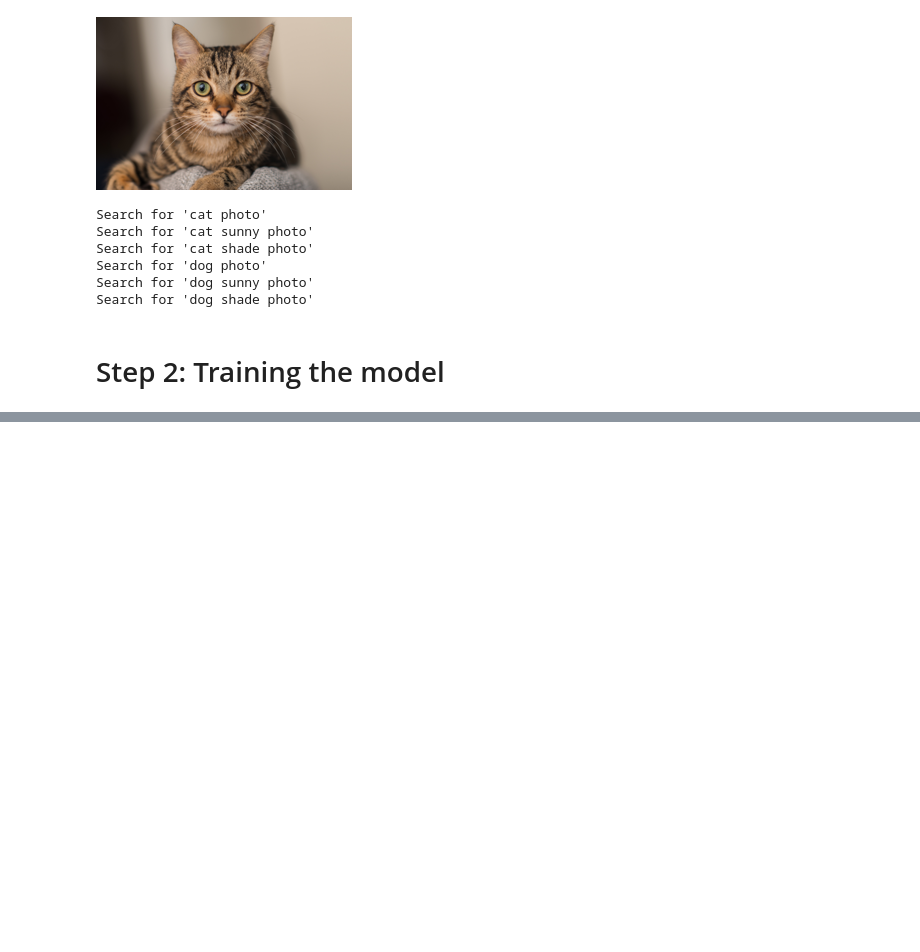
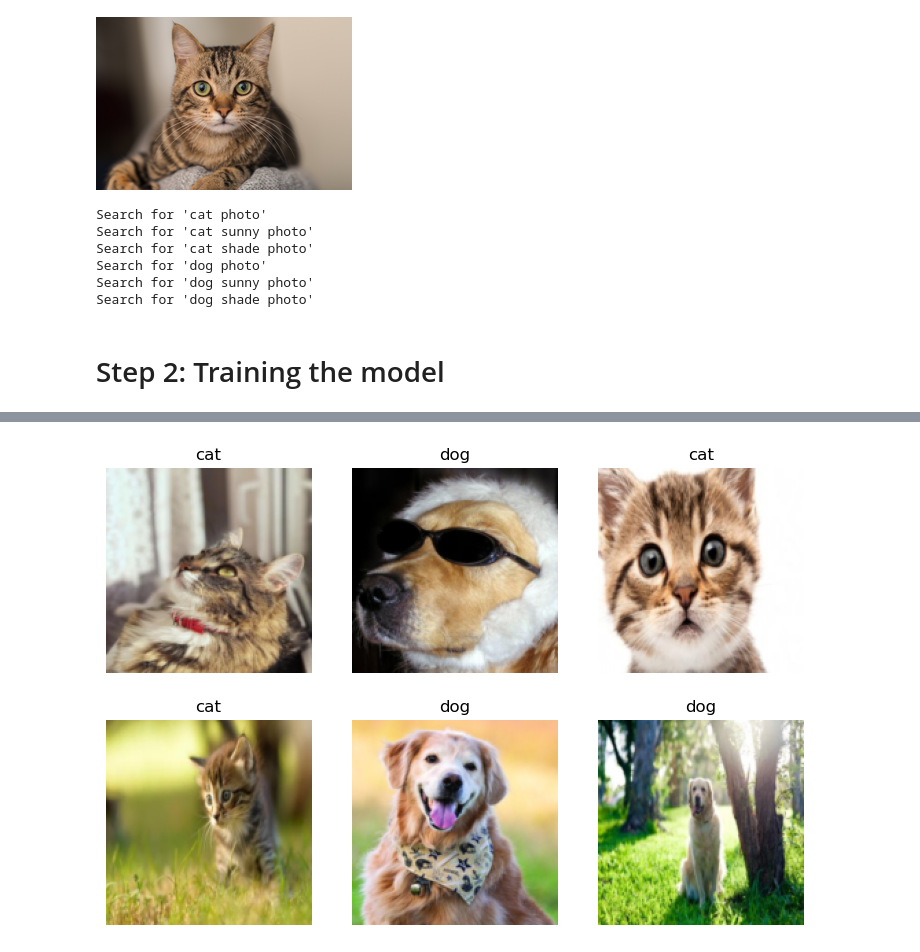
Before and after one commit to khady90/PDLC, a Jupyter notebook: pdl-getting-started.ipynb, the cells around one changed output, grey strips where cells are left out. Cells and saved outputs as stored; diff of their text form; code cells hidden in the pictures; blank space fills up the shorter version.

Commit message:
Kaggle Notebook | PDL: Getting started | Cats and dogs - model training

```diff
--- a/pdl-getting-started.ipynb
+++ b/pdl-getting-started.ipynb
@@ -85,0 +86,13 @@ print(f'{len(failed)} images were incorrect.')
+# %%
+#training the model using DataLoaders
+dls = DataBlock(
+    blocks = (ImageBlock, CategoryBlock),
+    get_items = get_image_files,
+    splitter = RandomSplitter(valid_pct = 0.3, seed = 47),
+    get_y = parent_label,
+    item_tfms = [Resize(150, method = 'squish')]
+).dataloaders(path, bs=32)
+
+dls.show_batch(max_n = 6)
+# %% [output]
+[figure, added]
```
Also changed, not shown: parts of 4 cells of this notebook.
